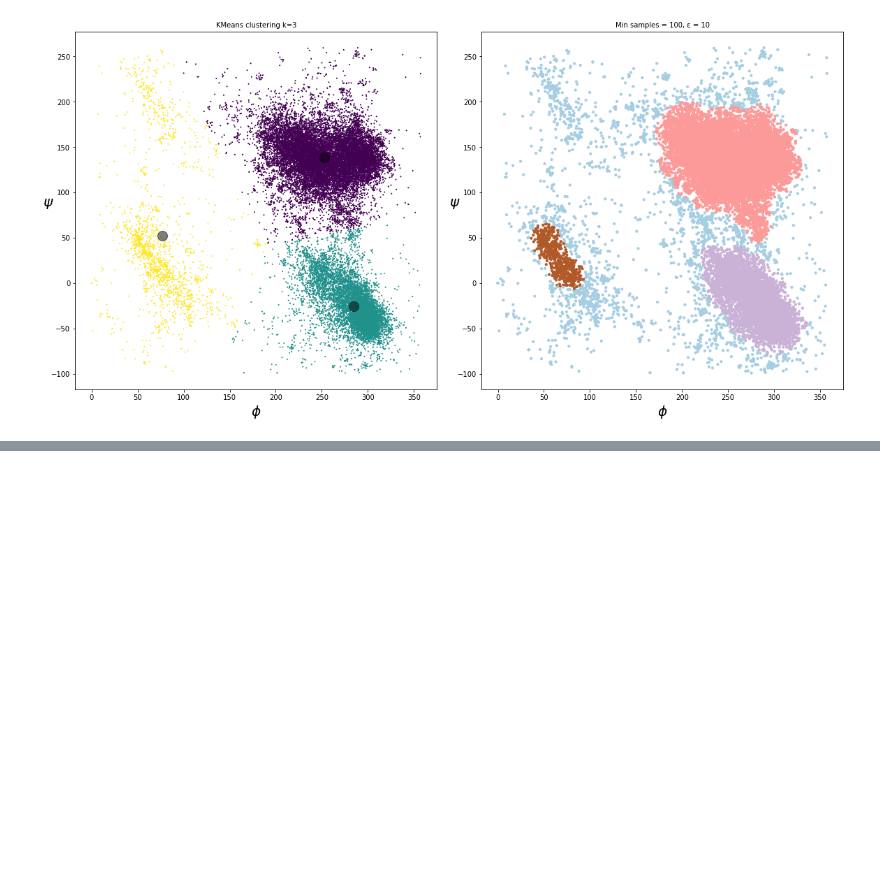
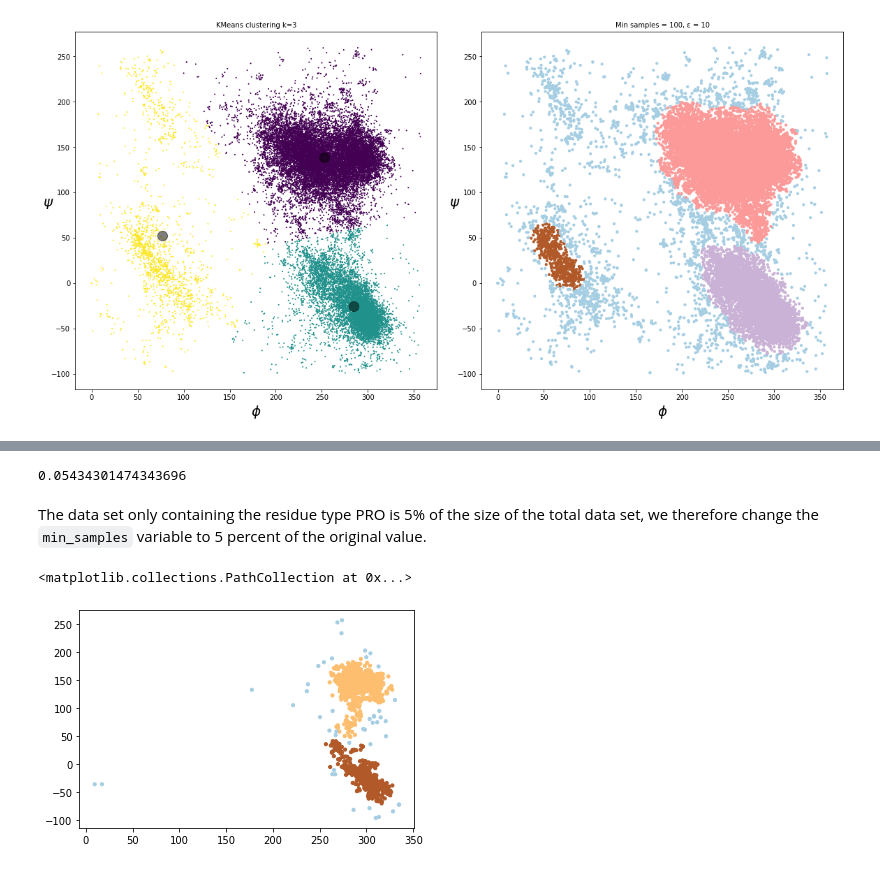
Before and after one commit to vlbin/dat405, a Jupyter notebook: assignment3/Assignment3.ipynb, the cells around one changed output, grey strips where cells are left out. Drawn from its saved outputs; the diff is of its cells as text; code cells hidden in the pictures; blank space fills up the shorter version.

```diff
--- a/assignment3/Assignment3.ipynb
+++ b/assignment3/Assignment3.ipynb
@@ -226,0 +240,25 @@ ax[1].scatter(X_mod[:,0], X_mod[:,1],c=y_pred, cmap='Paired', s=10)
+# %%
+pro = data_mod[data_mod['residue name'] == 'PRO']
+pro_phi = pro['phi']
+pro_psi = pro['psi']
+
+pro_data = np.column_stack((pro_phi, pro_psi))
+
+pro_length = len(pro) / len(data_mod)
+pro_length
+# %% [output]
+0.05434301474343696
+# %% [markdown]
+The data set only containing the residue type PRO is 5% of the size of the total data set, we therefore change the `min_samples` variable to 5 percent of the original
+value.
+# %%
+eps = 10
+min_samples = 5
+y_pred = db.fit_predict(pro_data)
+db = DBSCAN(eps=eps, min_samples=min_samples)
+db.fit(pro_data)
+
+plt.scatter(pro_data[:,0], pro_data[:,1],c=y_pred, cmap='Paired', s=10)
+# %% [output]
+<matplotlib.collections.PathCollection at 0x...>
+[figure, added]
```
Also changed, not shown: parts of 15 cells of this notebook, 1 other file.
